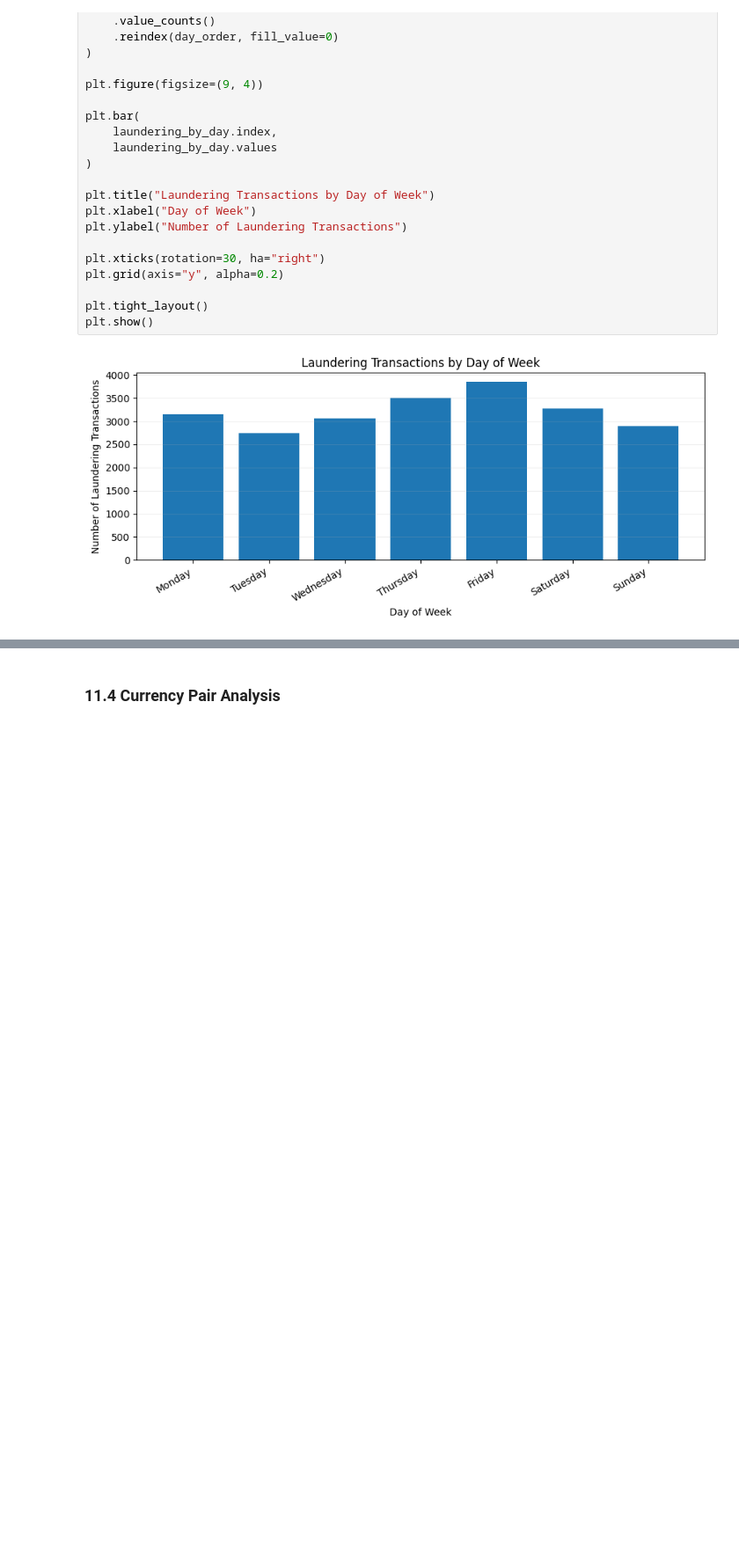
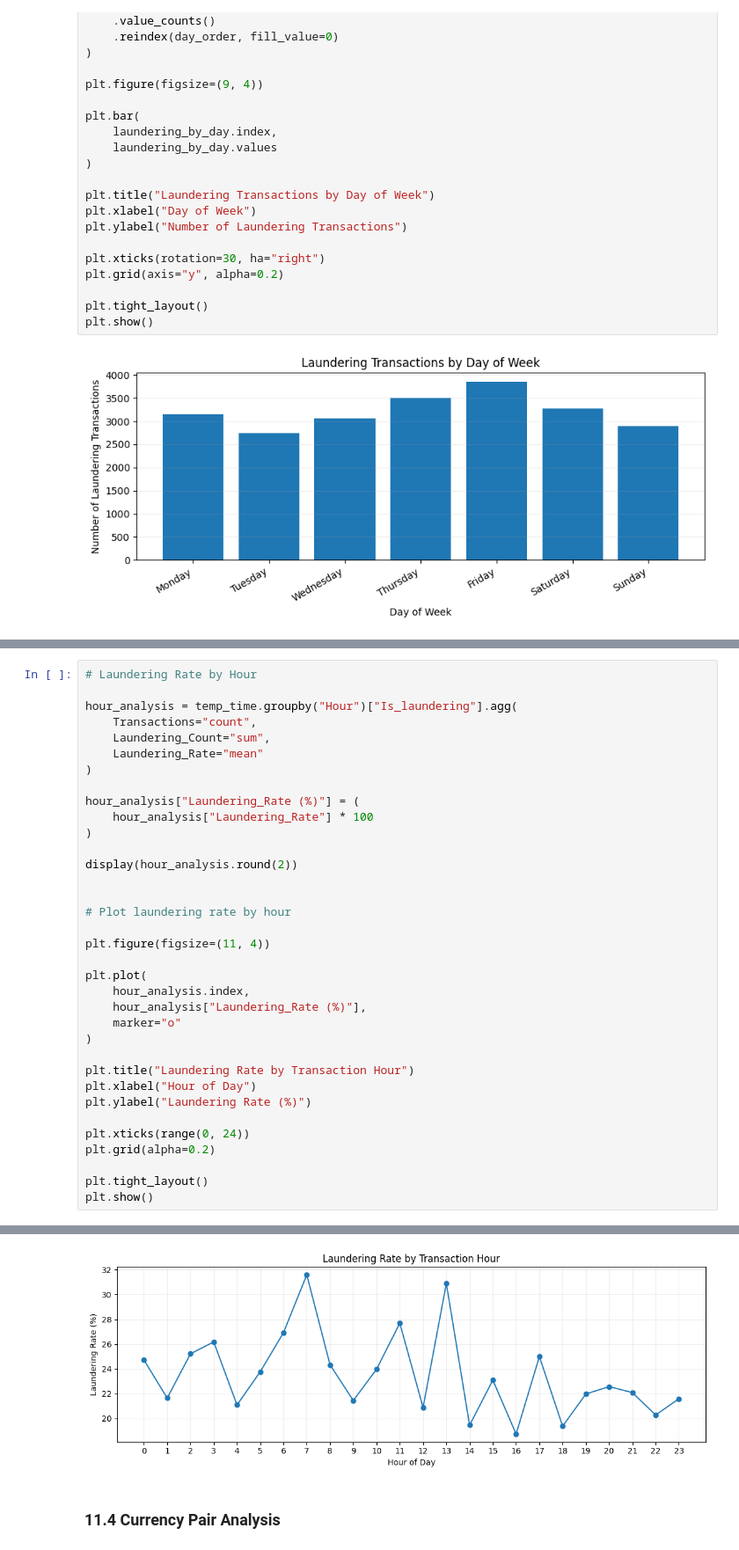
Before and after one commit to Alaa-20040521/AML-Money-Laundering-Detection, a Jupyter notebook: notebooks/Data_Understanding_and_Exploratory_Data_Analysis.ipynb, the cells around one changed output, grey strips where cells are left out. Shown at 88% size. Cells and saved outputs as stored; diff of their text form; blank space fills up the shorter version.

```diff
--- a/notebooks/Data_Understanding_and_Exploratory_Data_Analysis.ipynb
+++ b/notebooks/Data_Understanding_and_Exploratory_Data_Analysis.ipynb
@@ -584,0 +723,36 @@ plt.show()
+# %%
+# Laundering Rate by Hour
+
+hour_analysis = temp_time.groupby("Hour")["Is_laundering"].agg(
+    Transactions="count",
+    Laundering_Count="sum",
+    Laundering_Rate="mean"
+)
+
+hour_analysis["Laundering_Rate (%)"] = (
+    hour_analysis["Laundering_Rate"] * 100
+)
+
+display(hour_analysis.round(2))
+
+
+# Plot laundering rate by hour
+
+plt.figure(figsize=(11, 4))
+
+plt.plot(
+    hour_analysis.index,
+    hour_analysis["Laundering_Rate (%)"],
+    marker="o"
+)
+
+plt.title("Laundering Rate by Transaction Hour")
+plt.xlabel("Hour of Day")
+plt.ylabel("Laundering Rate (%)")
+
+plt.xticks(range(0, 24))
+plt.grid(alpha=0.2)
+
+plt.tight_layout()
+plt.show()
+# %% [output]
@@ -585,3 +777,4 @@ plt.show()
+[figure, added]
 # %% [markdown]
 ### 11.4 Currency Pair Analysis
 # %%
```
Also changed, not shown: parts of 9 cells of this notebook.
